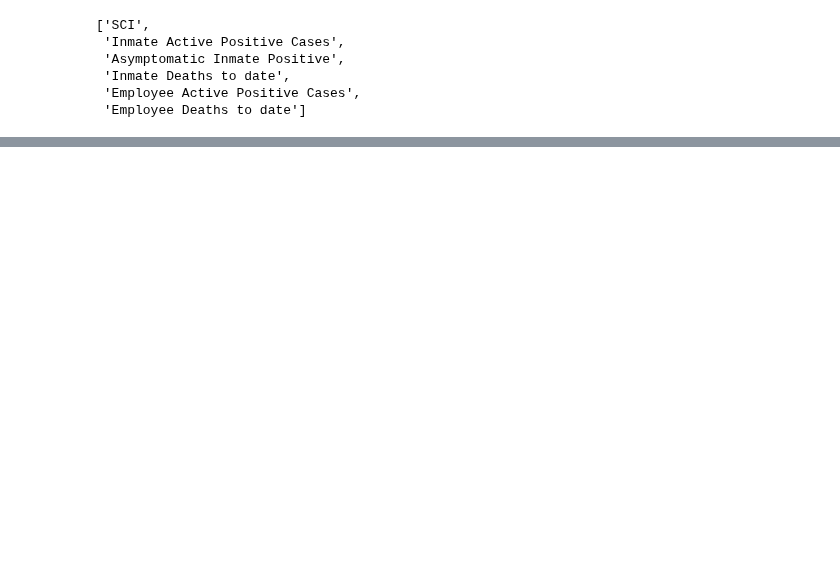
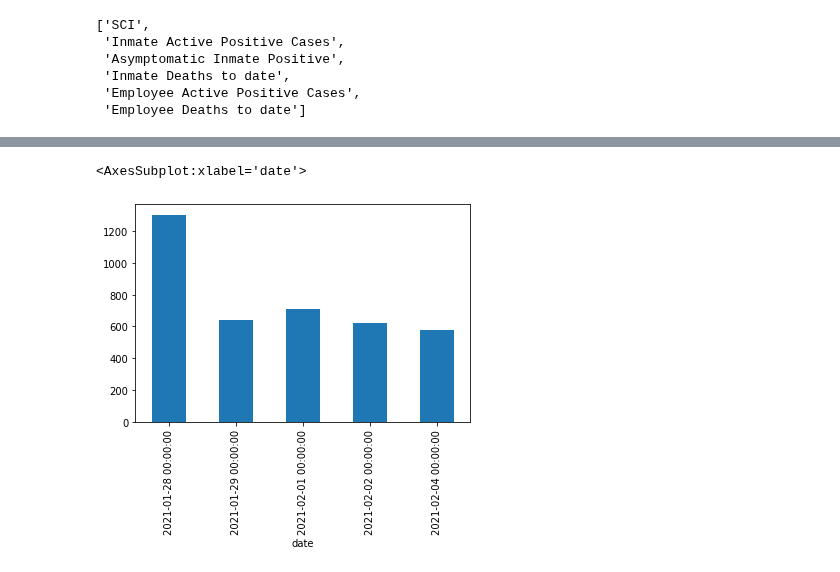
Before and after one commit to jmparelman/PA-SCI_COVID19, a Jupyter notebook: notebooks/working_with_DOC_daily_count_data.ipynb, the cells around one changed output, grey strips where cells are left out. Saved outputs shown, nothing was run; the diff lists cells and outputs as text; code cells hidden in the pictures; blank space fills up the shorter version.

Commit message:
daily counts notebook update

```diff
--- a/notebooks/working_with_DOC_daily_count_data.ipynb
+++ b/notebooks/working_with_DOC_daily_count_data.ipynb
@@ -151,2 +116,9 @@ cdf
 # %%
 cdf.to_csv('../data/latest_data/PA_DOC_Daily_Counts.csv')
+# %%
+cdf = pd.read_csv('../data/latest_data/PA_DOC_Daily_Counts.csv', parse_dates=True, index_col='date')
+# %%
+cdf.groupby(cdf.index)['incarcerated_person_active_cases'].sum().plot(kind='bar')
+# %% [output]
+<AxesSubplot:xlabel='date'>
+[figure, added]
```
Also changed, not shown: parts of 6 cells of this notebook.
